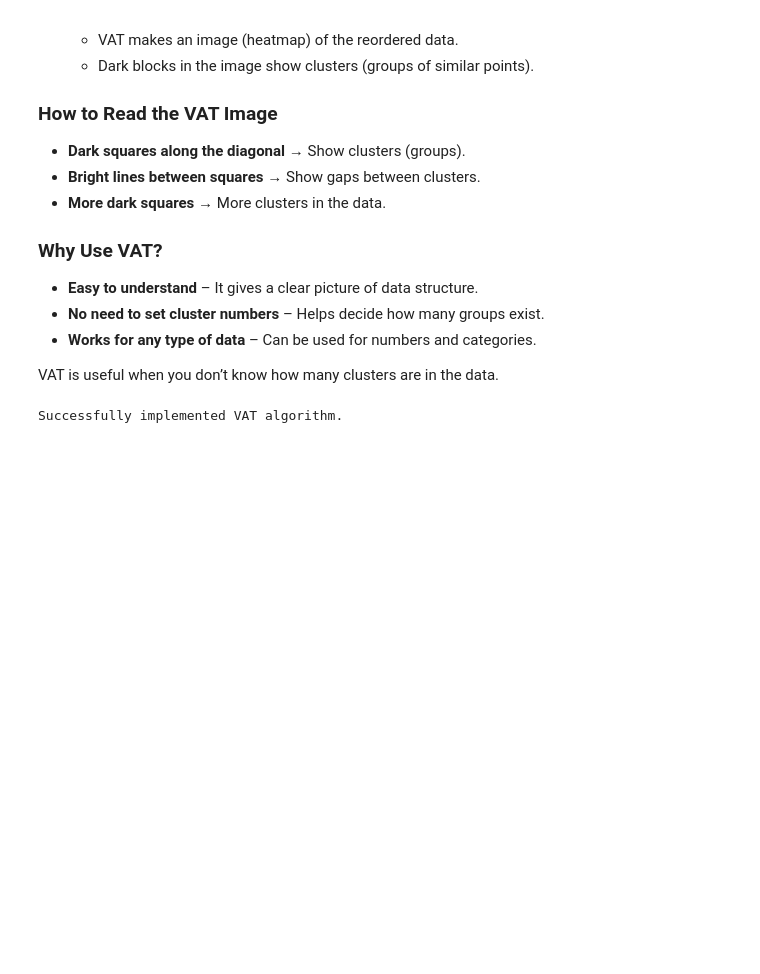
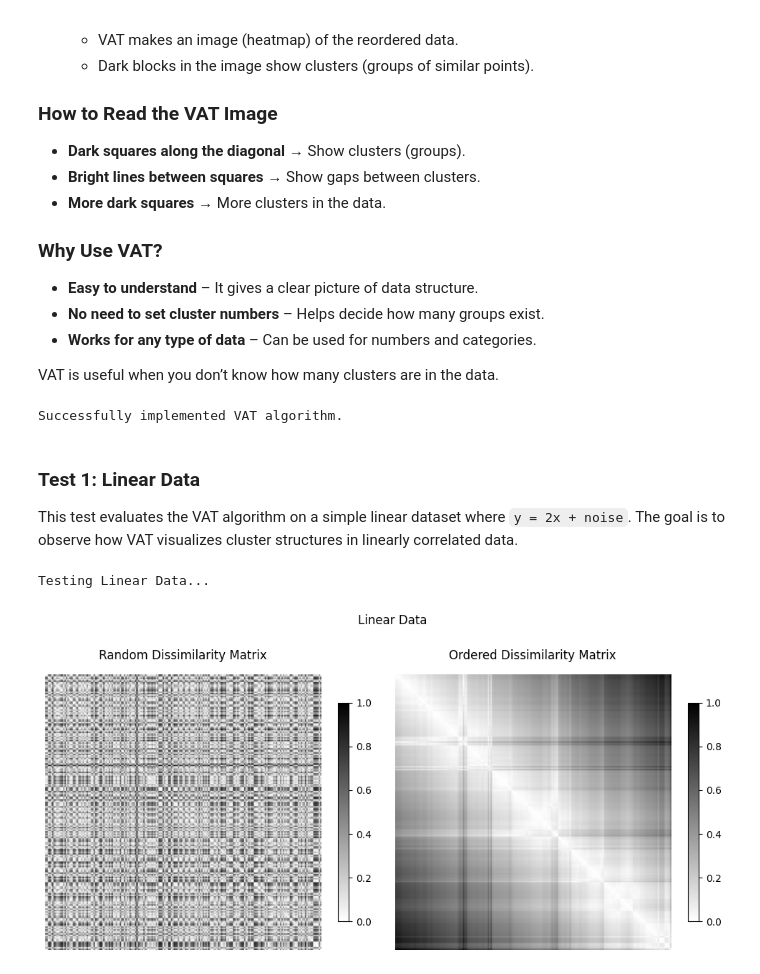
Before and after one commit to Prasanna38430/Machine_learning_VAT_Algorithm, a Jupyter notebook: VAT_Algorithm_ML_Group_4.ipynb, the cells around one changed output. Cells and saved outputs as stored; diff of their text form; code cells hidden in the pictures; blank space fills up the shorter version.

Commit message:
Merge Test cases into Notebook

```diff
--- a/VAT_Algorithm_ML_Group_4.ipynb
+++ b/VAT_Algorithm_ML_Group_4.ipynb
@@ -150,3 +150,17 @@ class VAT:
 print("Successfully implemented VAT algorithm.")
 # %% [output]
 Successfully implemented VAT algorithm.
+# %% [markdown]
+### **Test 1: Linear Data**
+This test evaluates the VAT algorithm on a simple linear dataset where `y = 2x + noise`. The goal is to observe how VAT visualizes cluster structures in linearly correlated data.
+# %%
+print("\nTesting Linear Data...")
+X_linear = np.random.rand(200, 2)
+X_linear[:, 1] = 2 * X_linear[:, 0] + 0.1 * np.random.randn(200)
+vat = VAT()
+vat.fit(X_linear)
+vat.plot_paper_style("Linear Data")
+plt.show()
+# %% [output]
+Testing Linear Data...
+[figure, added]
```
Also changed, not shown: parts of 8 cells of this notebook.
